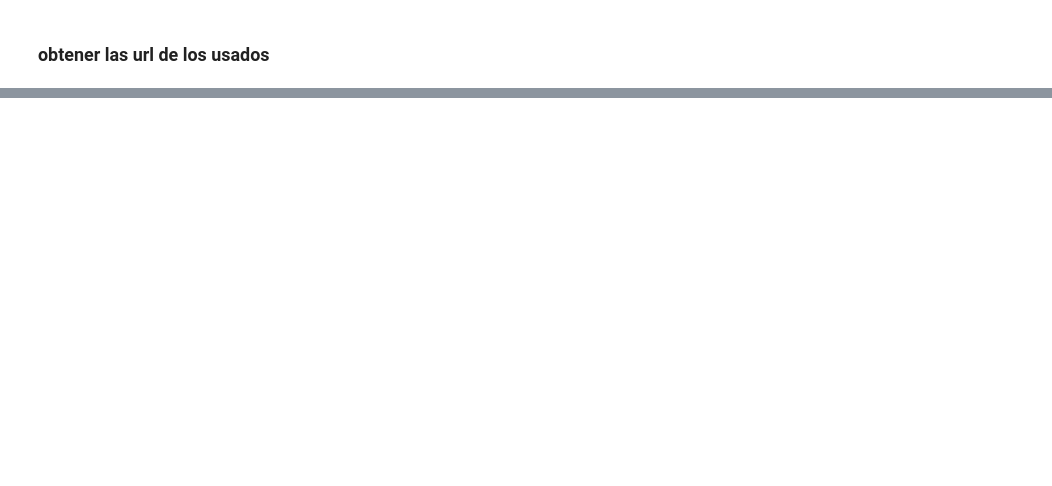
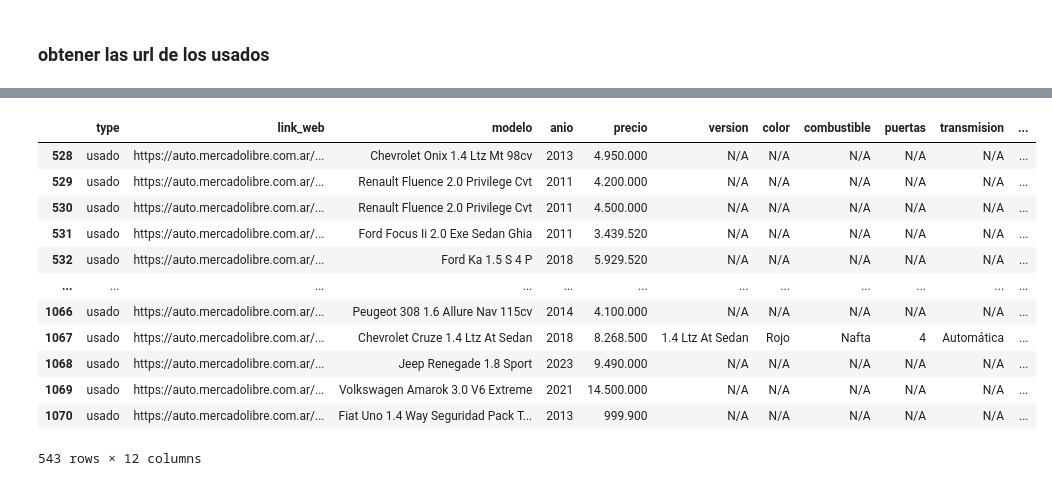
Before and after one commit to matiasfeliu92/jupyter_data, a Jupyter notebook: ETL/autos_mercado_libre_ETL.ipynb, the cells around one changed output, grey strips where cells are left out. Drawn from its saved outputs; the diff is of its cells as text; code cells hidden in the pictures; blank space fills up the shorter version.

Commit message:
update mercado libre autos ETL and CSV files

```diff
--- a/ETL/autos_mercado_libre_ETL.ipynb
+++ b/ETL/autos_mercado_libre_ETL.ipynb
@@ -302,0 +316,3 @@ df_modelos_okm
+# %%
+df_modelos_usados = df_mercado_libre_links[df_mercado_libre_links['type'] == 'usado']
+df_modelos_usados
@@ -302,0 +353,16 @@ df_modelos_okm
+# %%
+df_modelos_usados
+# %% [output]
+|  | type | link_web | modelo | anio | precio | version | color | combustible | puertas | transmision | ... |
+| 528 | usado | https://auto.mercadolibre.com.ar/... | Chevrolet Onix 1.4 Ltz Mt 98cv | 2013 | 4.950.000 | N/A | N/A | N/A | N/A | N/A | ... |
+| 529 | usado | https://auto.mercadolibre.com.ar/... | Renault Fluence 2.0 Privilege Cvt | 2011 | 4.200.000 | N/A | N/A | N/A | N/A | N/A | ... |
+| 530 | usado | https://auto.mercadolibre.com.ar/... | Renault Fluence 2.0 Privilege Cvt | 2011 | 4.500.000 | N/A | N/A | N/A | N/A | N/A | ... |
+| 531 | usado | https://auto.mercadolibre.com.ar/... | Ford Focus Ii 2.0 Exe Sedan Ghia | 2011 | 3.439.520 | N/A | N/A | N/A | N/A | N/A | ... |
+| 532 | usado | https://auto.mercadolibre.com.ar/... | Ford Ka 1.5 S 4 P | 2018 | 5.929.520 | N/A | N/A | N/A | N/A | N/A | ... |
+| ... | ... | ... | ... | ... | ... | ... | ... | ... | ... | ... | ... |
+| 1066 | usado | https://auto.mercadolibre.com.ar/... | Peugeot 308 1.6 Allure Nav 115cv | 2014 | 4.100.000 | N/A | N/A | N/A | N/A | N/A | ... |
+| 1067 | usado | https://auto.mercadolibre.com.ar/... | Chevrolet Cruze 1.4 Ltz At Sedan | 2018 | 8.268.500 | 1.4 Ltz At Sedan | Rojo | Nafta | 4 | Automática | ... |
+| 1068 | usado | https://auto.mercadolibre.com.ar/... | Jeep Renegade 1.8 Sport | 2023 | 9.490.000 | N/A | N/A | N/A | N/A | N/A | ... |
+| 1069 | usado | https://auto.mercadolibre.com.ar/... | Volkswagen Amarok 3.0 V6 Extreme | 2021 | 14.500.000 | N/A | N/A | N/A | N/A | N/A | ... |
+| 1070 | usado | https://auto.mercadolibre.com.ar/... | Fiat Uno 1.4 Way Seguridad Pack T... | 2013 | 999.900 | N/A | N/A | N/A | N/A | N/A | ... |
+543 rows × 12 columns
```
Also changed, not shown: parts of 17 cells of this notebook, 2 other files.
